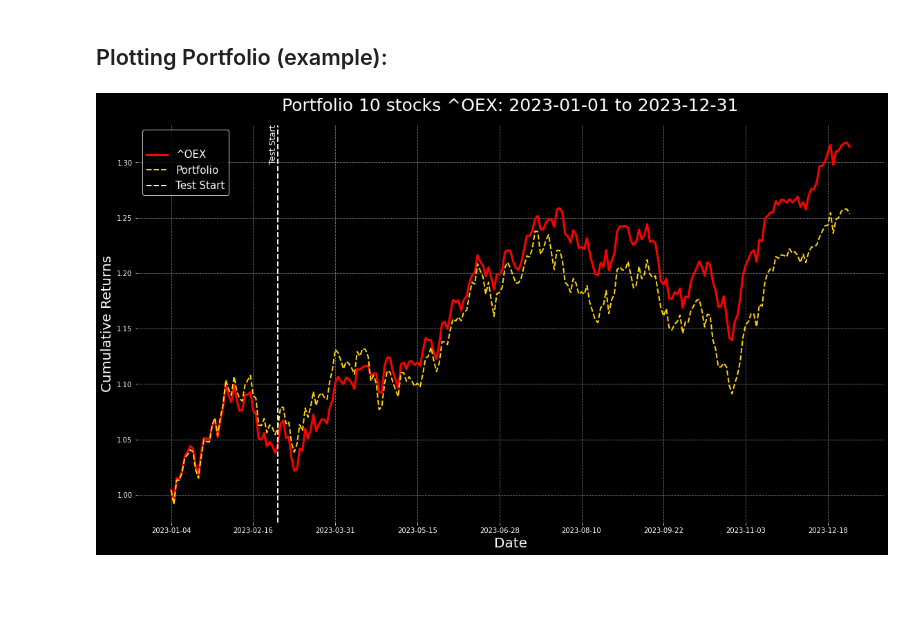
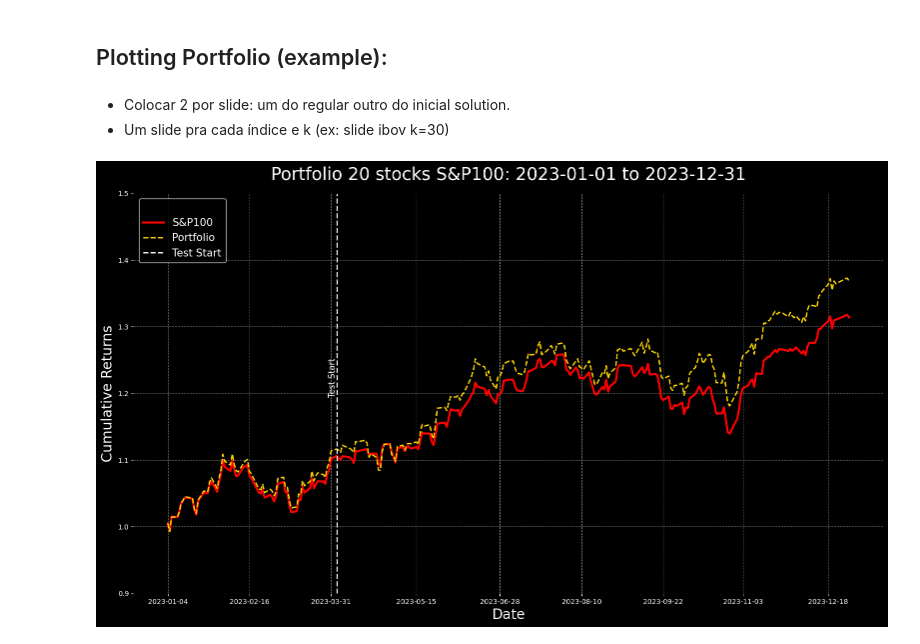
Before and after one commit to vitorholiveira/index_tracking, a Jupyter notebook: notebooks/flowers.ipynb, the cells around one changed output. Saved outputs shown, nothing was run; the diff lists cells and outputs as text; code cells hidden in the pictures; blank space fills up the shorter version.

```diff
--- a/notebooks/flowers.ipynb
+++ b/notebooks/flowers.ipynb
@@ -31,6 +31,7 @@ def read_portfolio(filename):
             }
         },
         'optimization_time': row['Optimization Time'],
+        'mip_gap': row['Mip Gap'],
         'dates': {
             'train': {
                 'start': row['Start train'],
@@ -242,6 +193,9 @@ initial_bvsp_20stocks = read_portfolio("../portfolios/initial_^BVSP_20stocks.csv
 # %% [markdown]
 ## Plotting Portfolio (example):
+# %% [markdown]
+* Colocar 2 por slide: um do regular outro do inicial solution.
+* Um slide pra cada índice e k (ex: slide ibov k=30)
 # %%
-plot_portfolio(regular_sp100_10stocks, sp100_stocks_values, sp100_index_values, start_date_dataset, end_date_dataset, sp100_index_ticker)
+plot_portfolio(initial_sp100_20stocks, sp100_stocks_values, sp100_index_values, start_date_dataset, end_date_dataset, 'S&P100')
 # %% [output]
-[figure, old version]
+[figure, new version]
```
Also changed, not shown: parts of 14 cells of this notebook, 50 other files.
